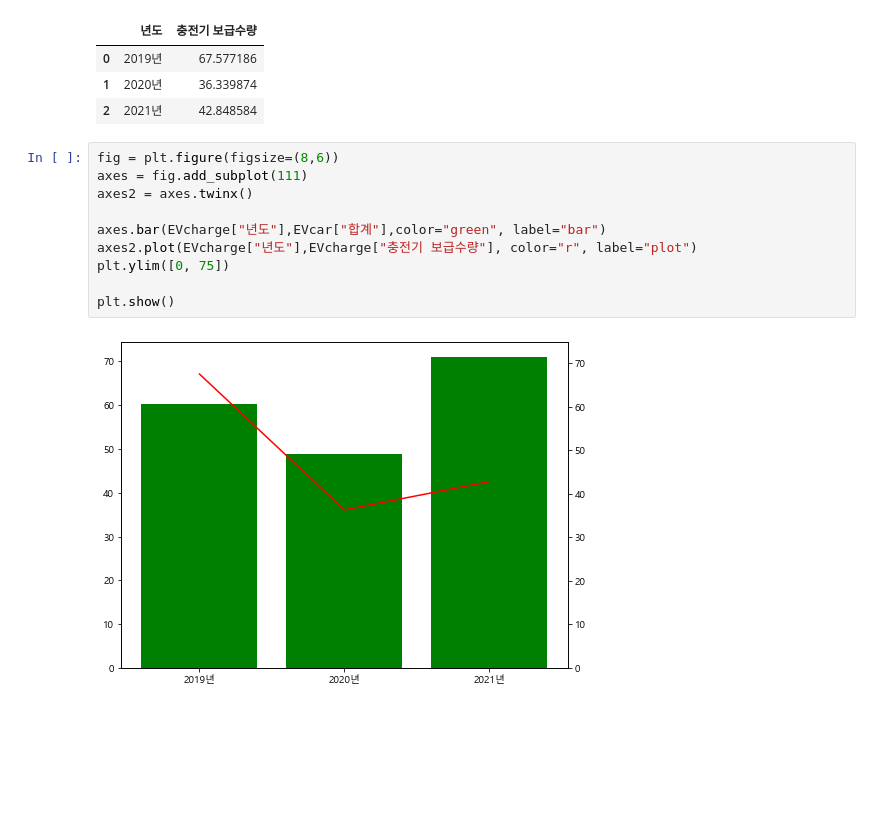
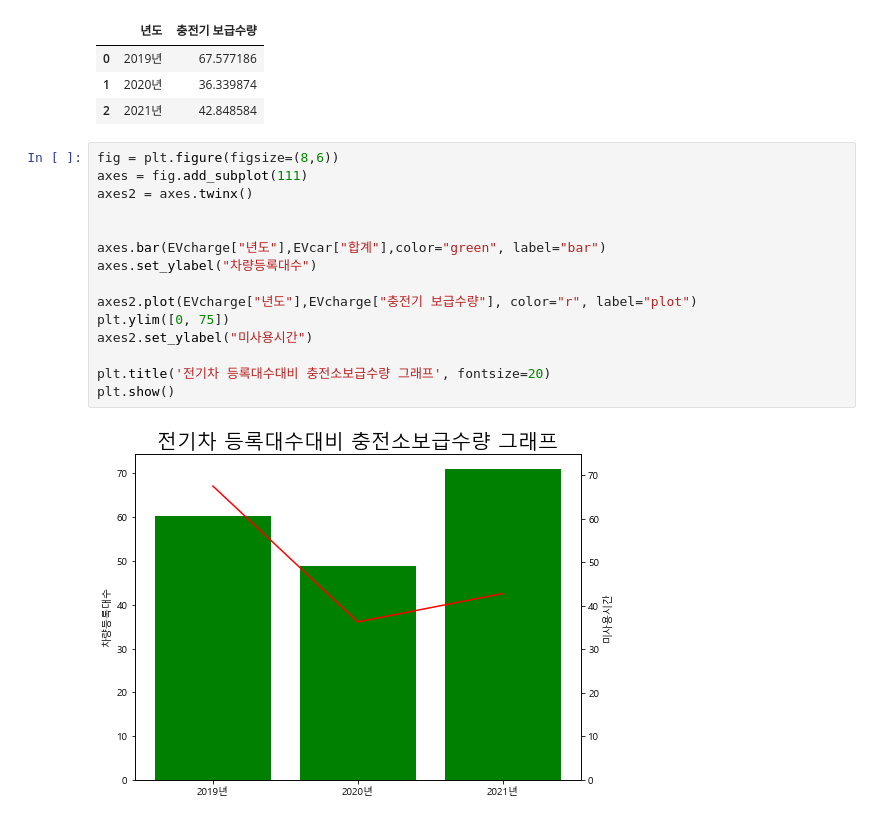
Before and after one commit to ParkMyoung-hun/AcornBigDataClass_Team3, a Jupyter notebook: myounghun/20221115_Intro.ipynb, the cells around one changed output. Saved outputs shown, nothing was run; the diff lists cells and outputs as text; blank space fills up the shorter version.

```diff
--- a/myounghun/20221115_Intro.ipynb
+++ b/myounghun/20221115_Intro.ipynb
@@ -285,12 +290,17 @@ EVcharge
 # %%
 fig = plt.figure(figsize=(8,6))
 axes = fig.add_subplot(111)
 axes2 = axes.twinx()
 
+
 axes.bar(EVcharge["년도"],EVcar["합계"],color="green", label="bar")
+axes.set_ylabel("차량등록대수")
+
 axes2.plot(EVcharge["년도"],EVcharge["충전기 보급수량"], color="r", label="plot")
 plt.ylim([0, 75])
+axes2.set_ylabel("미사용시간")
 
+plt.title('전기차 등록대수대비 충전소보급수량 그래프', fontsize=20)
 plt.show()
 # %% [output]
-[figure, old version]
+[figure, new version]
```
Also changed, not shown: parts of 1 cell of this notebook, 2 other files.
